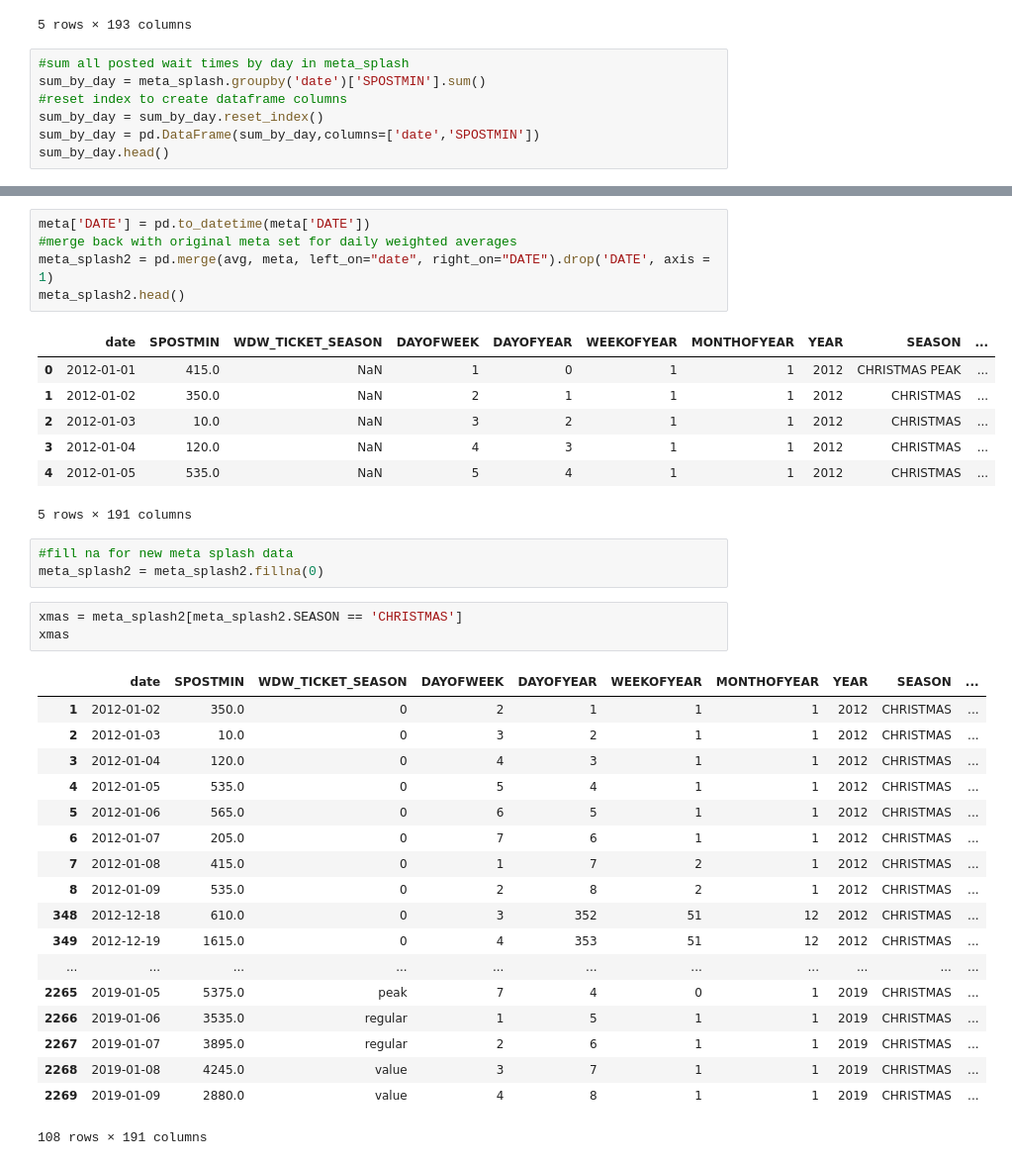
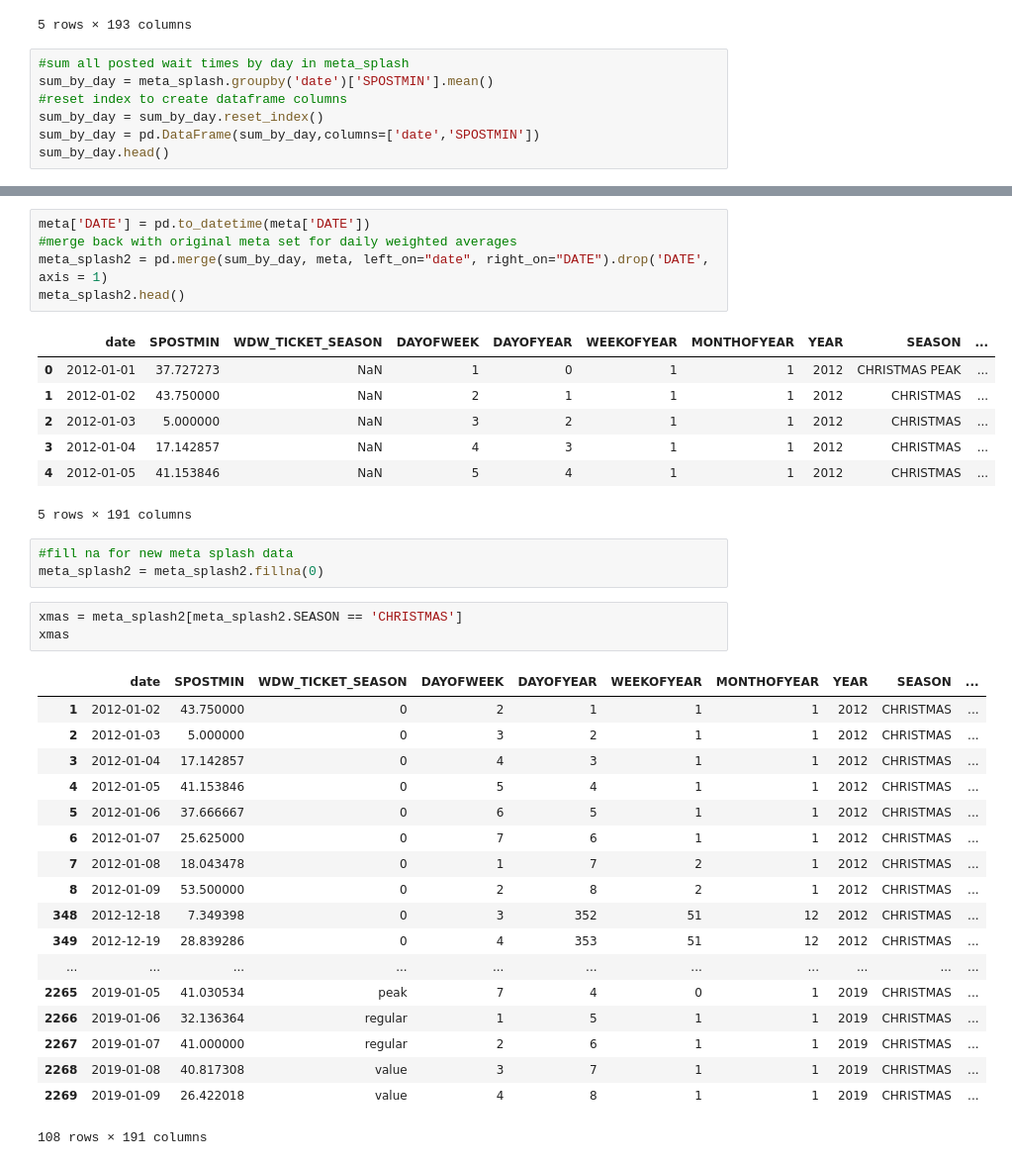
Before and after one commit to daviding11/Splash-Mountain-Wait-Time-Analysis, a Jupyter notebook: DataWrangling-Copy1-LW.ipynb, the cells around one changed output, grey strips where cells are left out. Shown at 99% size. Saved outputs shown, nothing was run; the diff lists cells and outputs as text.

```diff
--- a/DataWrangling-Copy1-LW.ipynb
+++ b/DataWrangling-Copy1-LW.ipynb
@@ -60,7 +60,7 @@ meta_splash.head()
 5 rows × 193 columns
 # %%
 #sum all posted wait times by day in meta_splash
-sum_by_day = meta_splash.groupby('date')['SPOSTMIN'].sum()
+sum_by_day = meta_splash.groupby('date')['SPOSTMIN'].mean()
 #reset index to create dataframe columns
 sum_by_day = sum_by_day.reset_index()
 sum_by_day = pd.DataFrame(sum_by_day,columns=['date','SPOSTMIN'])
@@ -87,15 +75,15 @@ dtype: object
 # %%
 meta['DATE'] = pd.to_datetime(meta['DATE'])
 #merge back with original meta set for daily weighted averages
-meta_splash2 = pd.merge(avg, meta, left_on="date", right_on="DATE").drop('DATE', axis = 1)
+meta_splash2 = pd.merge(sum_by_day, meta, left_on="date", right_on="DATE").drop('DATE', axis = 1)
 meta_splash2.head()
 # %% [output]
 |  | date | SPOSTMIN | WDW_TICKET_SEASON | DAYOFWEEK | DAYOFYEAR | WEEKOFYEAR | MONTHOFYEAR | YEAR | SEASON | ... |
-| 0 | 2012-01-01 | 415.0 | NaN | 1 | 0 | 1 | 1 | 2012 | CHRISTMAS PEAK | ... |
-| 1 | 2012-01-02 | 350.0 | NaN | 2 | 1 | 1 | 1 | 2012 | CHRISTMAS | ... |
-| 2 | 2012-01-03 | 10.0 | NaN | 3 | 2 | 1 | 1 | 2012 | CHRISTMAS | ... |
-| 3 | 2012-01-04 | 120.0 | NaN | 4 | 3 | 1 | 1 | 2012 | CHRISTMAS | ... |
-| 4 | 2012-01-05 | 535.0 | NaN | 5 | 4 | 1 | 1 | 2012 | CHRISTMAS | ... |
+| 0 | 2012-01-01 | 37.727273 | NaN | 1 | 0 | 1 | 1 | 2012 | CHRISTMAS PEAK | ... |
+| 1 | 2012-01-02 | 43.750000 | NaN | 2 | 1 | 1 | 1 | 2012 | CHRISTMAS | ... |
+| 2 | 2012-01-03 | 5.000000 | NaN | 3 | 2 | 1 | 1 | 2012 | CHRISTMAS | ... |
+| 3 | 2012-01-04 | 17.142857 | NaN | 4 | 3 | 1 | 1 | 2012 | CHRISTMAS | ... |
+| 4 | 2012-01-05 | 41.153846 | NaN | 5 | 4 | 1 | 1 | 2012 | CHRISTMAS | ... |
 5 rows × 191 columns
 # %%
 #fill na for new meta splash data
@@ -105,20 +93,20 @@ xmas = meta_splash2[meta_splash2.SEASON == 'CHRISTMAS']
 xmas
 # %% [output]
 |  | date | SPOSTMIN | WDW_TICKET_SEASON | DAYOFWEEK | DAYOFYEAR | WEEKOFYEAR | MONTHOFYEAR | YEAR | SEASON | ... |
-| 1 | 2012-01-02 | 350.0 | 0 | 2 | 1 | 1 | 1 | 2012 | CHRISTMAS | ... |
-| 2 | 2012-01-03 | 10.0 | 0 | 3 | 2 | 1 | 1 | 2012 | CHRISTMAS | ... |
-| 3 | 2012-01-04 | 120.0 | 0 | 4 | 3 | 1 | 1 | 2012 | CHRISTMAS | ... |
-| 4 | 2012-01-05 | 535.0 | 0 | 5 | 4 | 1 | 1 | 2012 | CHRISTMAS | ... |
-| 5 | 2012-01-06 | 565.0 | 0 | 6 | 5 | 1 | 1 | 2012 | CHRISTMAS | ... |
-| 6 | 2012-01-07 | 205.0 | 0 | 7 | 6 | 1 | 1 | 2012 | CHRISTMAS | ... |
-| 7 | 2012-01-08 | 415.0 | 0 | 1 | 7 | 2 | 1 | 2012 | CHRISTMAS | ... |
-| 8 | 2012-01-09 | 535.0 | 0 | 2 | 8 | 2 | 1 | 2012 | CHRISTMAS | ... |
-| 348 | 2012-12-18 | 610.0 | 0 | 3 | 352 | 51 | 12 | 2012 | CHRISTMAS | ... |
-| 349 | 2012-12-19 | 1615.0 | 0 | 4 | 353 | 51 | 12 | 2012 | CHRISTMAS | ... |
+| 1 | 2012-01-02 | 43.750000 | 0 | 2 | 1 | 1 | 1 | 2012 | CHRISTMAS | ... |
+| 2 | 2012-01-03 | 5.000000 | 0 | 3 | 2 | 1 | 1 | 2012 | CHRISTMAS | ... |
+| 3 | 2012-01-04 | 17.142857 | 0 | 4 | 3 | 1 | 1 | 2012 | CHRISTMAS | ... |
+| 4 | 2012-01-05 | 41.153846 | 0 | 5 | 4 | 1 | 1 | 2012 | CHRISTMAS | ... |
+| 5 | 2012-01-06 | 37.666667 | 0 | 6 | 5 | 1 | 1 | 2012 | CHRISTMAS | ... |
+| 6 | 2012-01-07 | 25.625000 | 0 | 7 | 6 | 1 | 1 | 2012 | CHRISTMAS | ... |
+| 7 | 2012-01-08 | 18.043478 | 0 | 1 | 7 | 2 | 1 | 2012 | CHRISTMAS | ... |
+| 8 | 2012-01-09 | 53.500000 | 0 | 2 | 8 | 2 | 1 | 2012 | CHRISTMAS | ... |
+| 348 | 2012-12-18 | 7.349398 | 0 | 3 | 352 | 51 | 12 | 2012 | CHRISTMAS | ... |
+| 349 | 2012-12-19 | 28.839286 | 0 | 4 | 353 | 51 | 12 | 2012 | CHRISTMAS | ... |
 | ... | ... | ... | ... | ... | ... | ... | ... | ... | ... | ... |
-| 2265 | 2019-01-05 | 5375.0 | peak | 7 | 4 | 0 | 1 | 2019 | CHRISTMAS | ... |
-| 2266 | 2019-01-06 | 3535.0 | regular | 1 | 5 | 1 | 1 | 2019 | CHRISTMAS | ... |
-| 2267 | 2019-01-07 | 3895.0 | regular | 2 | 6 | 1 | 1 | 2019 | CHRISTMAS | ... |
-| 2268 | 2019-01-08 | 4245.0 | value | 3 | 7 | 1 | 1 | 2019 | CHRISTMAS | ... |
-| 2269 | 2019-01-09 | 2880.0 | value | 4 | 8 | 1 | 1 | 2019 | CHRISTMAS | ... |
+| 2265 | 2019-01-05 | 41.030534 | peak | 7 | 4 | 0 | 1 | 2019 | CHRISTMAS | ... |
+| 2266 | 2019-01-06 | 32.136364 | regular | 1 | 5 | 1 | 1 | 2019 | CHRISTMAS | ... |
+| 2267 | 2019-01-07 | 41.000000 | regular | 2 | 6 | 1 | 1 | 2019 | CHRISTMAS | ... |
+| 2268 | 2019-01-08 | 40.817308 | value | 3 | 7 | 1 | 1 | 2019 | CHRISTMAS | ... |
+| 2269 | 2019-01-09 | 26.422018 | value | 4 | 8 | 1 | 1 | 2019 | CHRISTMAS | ... |
 108 rows × 191 columns
```
Also changed, not shown: parts of 2 cells of this notebook.
